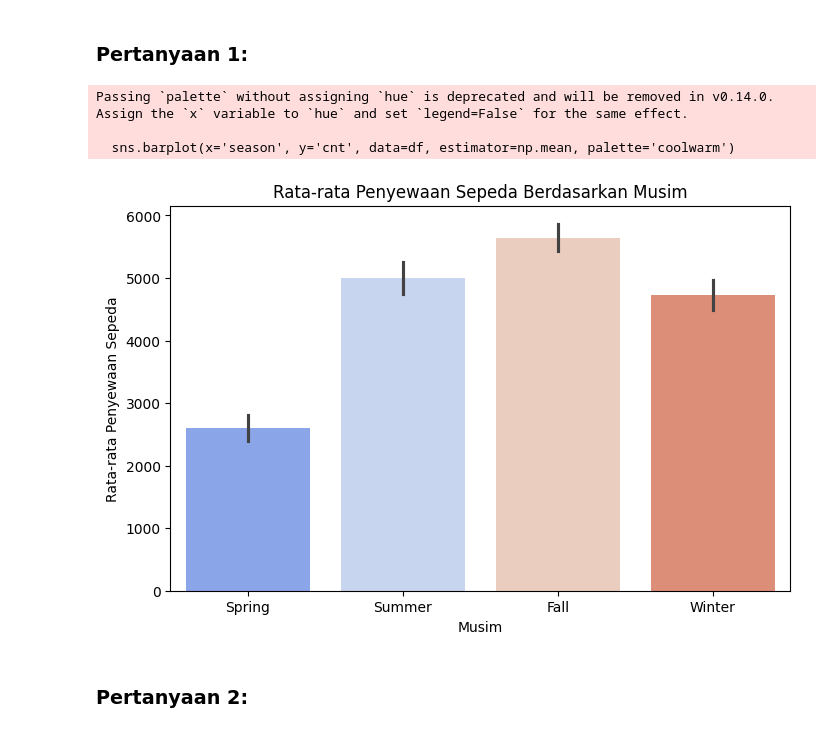
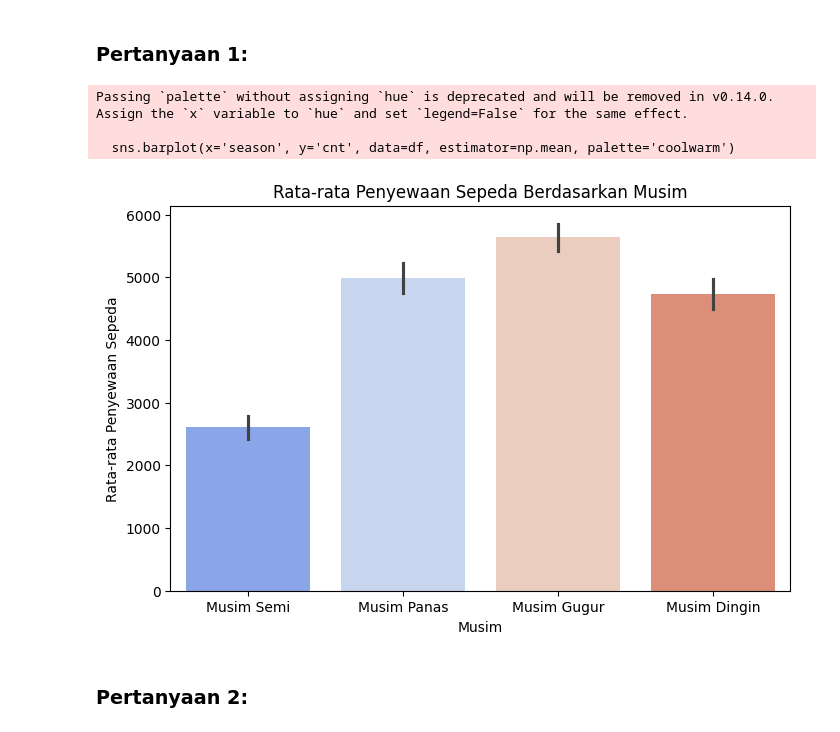
Before and after one commit to FatwaAlFajar/submission-main, a Jupyter notebook: notebook.ipynb, the cells around one changed output. Saved outputs shown, nothing was run; the diff lists cells and outputs as text; code cells hidden in the pictures.

```diff
--- a/notebook.ipynb
+++ b/notebook.ipynb
@@ -21,8 +21,8 @@ import seaborn as sns
 # %% [markdown]
 ### Gathering Data
 # %%
-day_df = pd.read_csv("https://raw.githubusercontent.com/DcCode46/dicoding/refs/heads/main/day.csv")
-day_df.head()
+day_df = pd.read_csv("https://raw.githubusercontent.com/FatwaAlFajar/submission-main/refs/heads/main/Data/day.csv")
+day_df.head(10)
 # %% [output]
 |  | instant | dteday | season | yr | mnth | holiday | weekday | workingday | weathersit | temp | ... |
 | 0 | 1 | 2011-01-01 | 1 | 0 | 1 | 0 | 6 | 0 | 2 | 0.344167 | ... |
@@ -277,20 +297,20 @@ hour_df.sample(5)
 # %% [markdown]
 ### Pertanyaan 1:
 # %%
-def plot_rentals_by_season(df):
+def tampilkan_penyewaan_berdasarkan_musim(df):
     plt.figure(figsize=(8,5))
     sns.barplot(x='season', y='cnt', data=df, estimator=np.mean, palette='coolwarm')
     plt.xlabel('Musim')
     plt.ylabel('Rata-rata Penyewaan Sepeda')
     plt.title('Rata-rata Penyewaan Sepeda Berdasarkan Musim')
-    plt.xticks(ticks=[0, 1, 2, 3], labels=['Spring', 'Summer', 'Fall', 'Winter'])
+    plt.xticks(ticks=[0, 1, 2, 3], labels=['Musim Semi', 'Musim Panas', 'Musim Gugur', 'Musim Dingin'])
     plt.show()
 
-plot_rentals_by_season(day_df)
+tampilkan_penyewaan_berdasarkan_musim(day_df)
 # %% [output]
 Passing `palette` without assigning `hue` is deprecated and will be removed in v0.14.0. Assign the `x` variable to `hue` and set `legend=False` for the same effect.
 
   sns.barplot(x='season', y='cnt', data=df, estimator=np.mean, palette='coolwarm')
-[figure, old version]
+[figure, new version]
 # %% [markdown]
 ### Pertanyaan 2:
```
Also changed, not shown: parts of 16 cells of this notebook, 3 other files.
